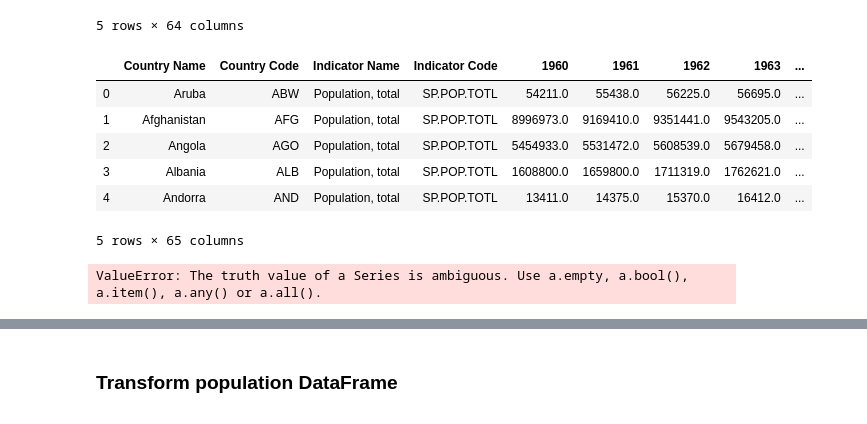
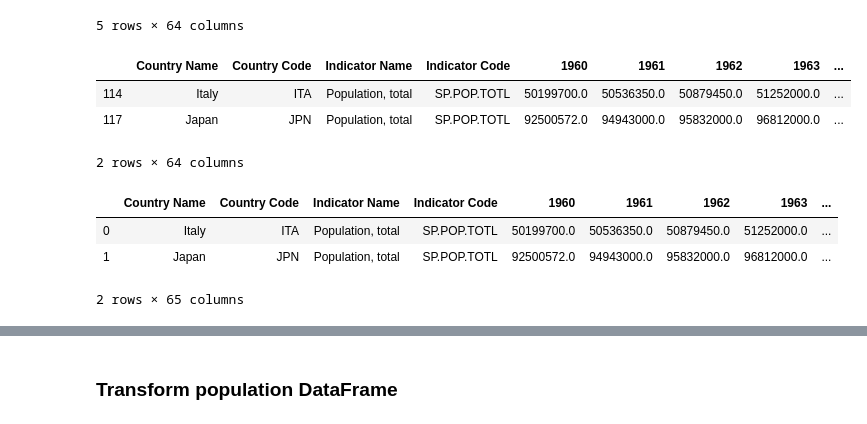
Before and after one commit to nelsonjams/ETL, a Jupyter notebook: ETL_PROJECT_ALIONA_GINA.ipynb, the cells around one changed output, grey strips where cells are left out. Drawn from its saved outputs; the diff is of its cells as text; code cells hidden in the pictures.

```diff
--- a/ETL_PROJECT_ALIONA_GINA.ipynb
+++ b/ETL_PROJECT_ALIONA_GINA.ipynb
@@ -16,22 +16,24 @@ population_df.head()
 | 3 | Albania | ALB | Population, total | SP.POP.TOTL | 1608800.0 | 1659800.0 | 1711319.0 | 1762621.0 | ... |
 | 4 | Andorra | AND | Population, total | SP.POP.TOTL | 13411.0 | 14375.0 | 15370.0 | 16412.0 | ... |
 5 rows × 64 columns
-# %%
-population_df["id"] = population_df.index + 1
-population_df.head()
-# %% [output]
-|  | Country Name | Country Code | Indicator Name | Indicator Code | 1960 | 1961 | 1962 | 1963 | ... |
-| 0 | Aruba | ABW | Population, total | SP.POP.TOTL | 54211.0 | 55438.0 | 56225.0 | 56695.0 | ... |
-| 1 | Afghanistan | AFG | Population, total | SP.POP.TOTL | 8996973.0 | 9169410.0 | 9351441.0 | 9543205.0 | ... |
-| 2 | Angola | AGO | Population, total | SP.POP.TOTL | 5454933.0 | 5531472.0 | 5608539.0 | 5679458.0 | ... |
-| 3 | Albania | ALB | Population, total | SP.POP.TOTL | 1608800.0 | 1659800.0 | 1711319.0 | 1762621.0 | ... |
-| 4 | Andorra | AND | Population, total | SP.POP.TOTL | 13411.0 | 14375.0 | 15370.0 | 16412.0 | ... |
-5 rows × 65 columns
-# %%
-population_df = population_df[(population_df['Country Name'] == "Italy") or (population_df['Country Name'] == "Japan")]
-print (population_df)
-# %% [output]
-ValueError: The truth value of a Series is ambiguous. Use a.empty, a.bool(), a.item(), a.any() or a.all().
+# %%
+population_df_filter = population_df['Country Name'].isin(['Japan','Italy'])
+population_df_new = population_df[population_df_filter]
+population_df_new
+# %% [output]
+|  | Country Name | Country Code | Indicator Name | Indicator Code | 1960 | 1961 | 1962 | 1963 | ... |
+| 114 | Italy | ITA | Population, total | SP.POP.TOTL | 50199700.0 | 50536350.0 | 50879450.0 | 51252000.0 | ... |
+| 117 | Japan | JPN | Population, total | SP.POP.TOTL | 92500572.0 | 94943000.0 | 95832000.0 | 96812000.0 | ... |
+2 rows × 64 columns
+# %%
+population_df_new = population_df_new.reset_index(drop=True)
+population_df_new["id"] = population_df_new.index + 1
+population_df_new
+# %% [output]
+|  | Country Name | Country Code | Indicator Name | Indicator Code | 1960 | 1961 | 1962 | 1963 | ... |
+| 0 | Italy | ITA | Population, total | SP.POP.TOTL | 50199700.0 | 50536350.0 | 50879450.0 | 51252000.0 | ... |
+| 1 | Japan | JPN | Population, total | SP.POP.TOTL | 92500572.0 | 94943000.0 | 95832000.0 | 96812000.0 | ... |
+2 rows × 65 columns
 # %%
 gdp_file = "../Resources/World_GDP_1960_2018.csv"
 gdp_df = pd.read_csv(gdp_file)
```
Also changed, not shown: parts of 5 cells of this notebook.
